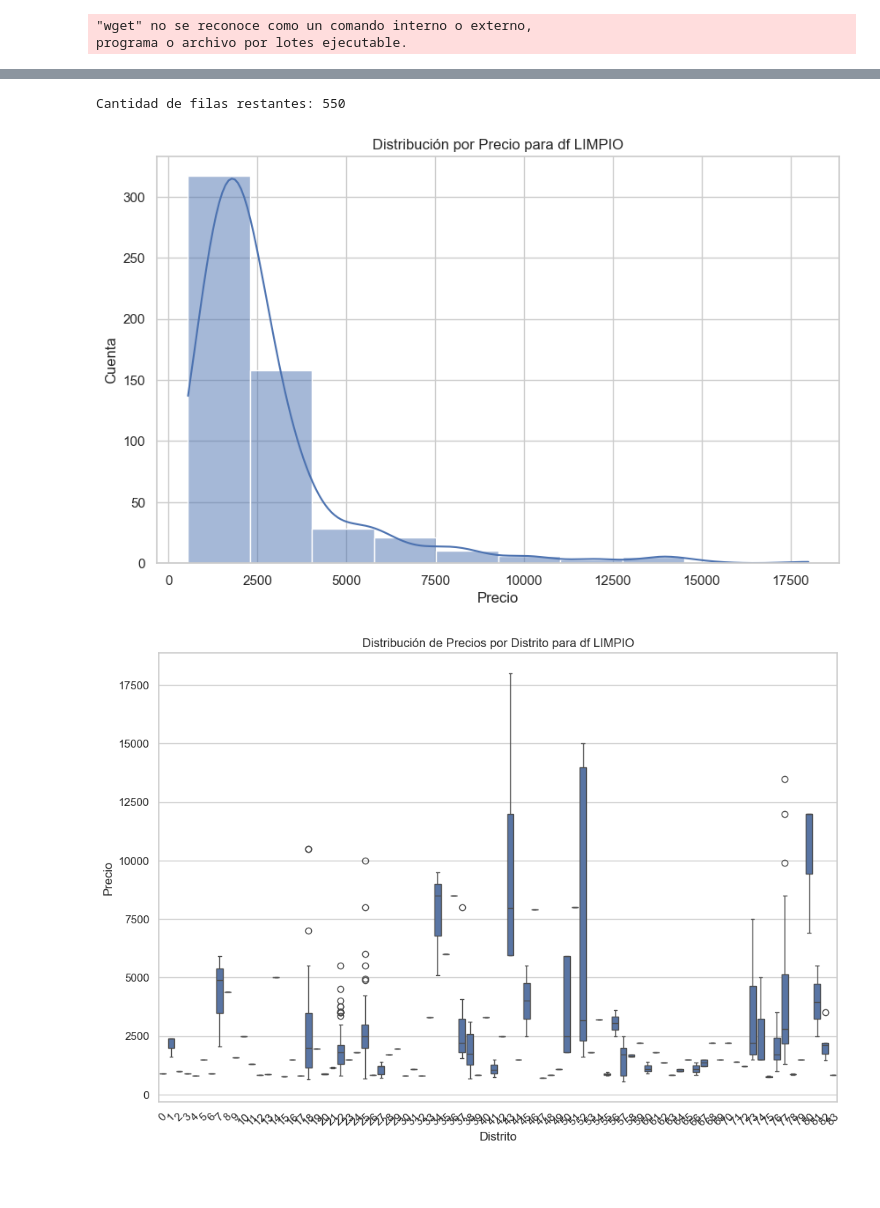
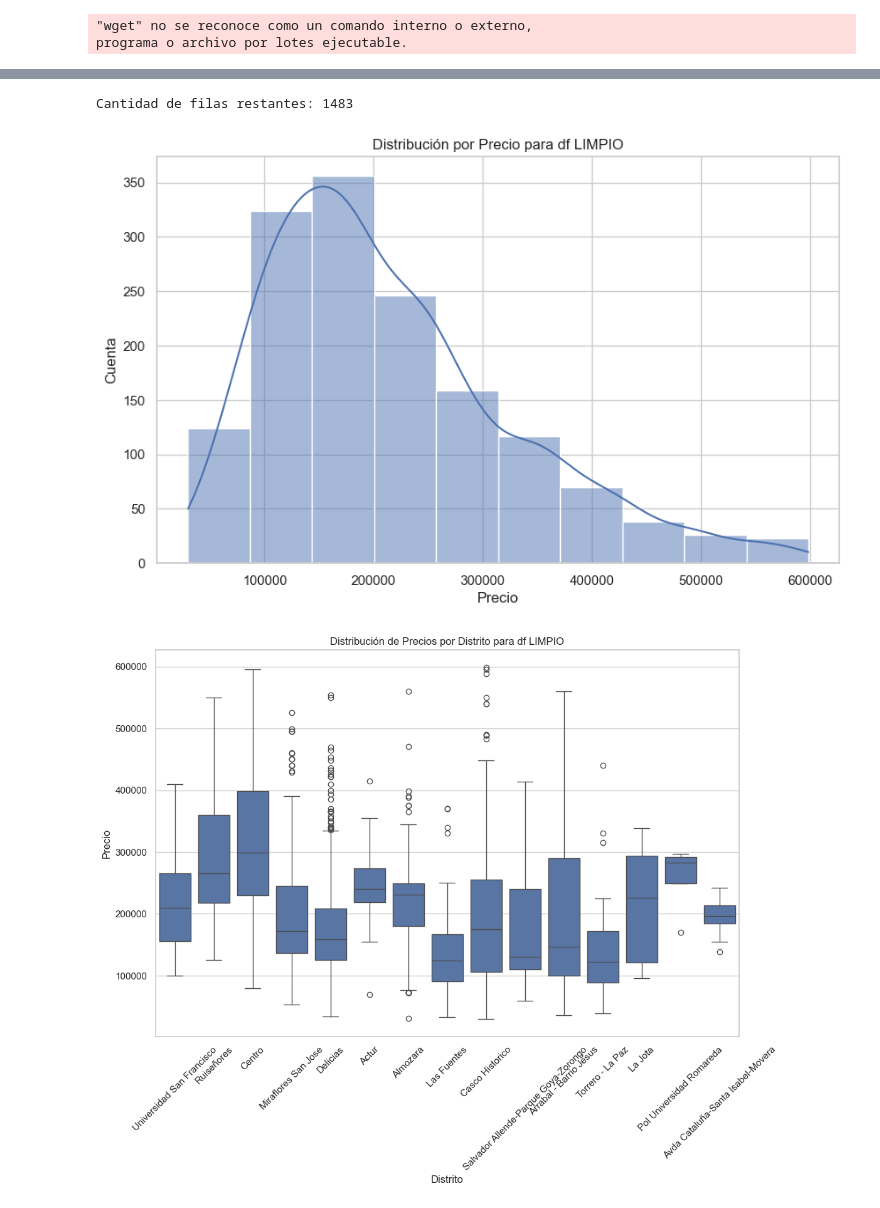
Before and after one commit to jkacosta91/Analisis-de-Alquileres, a Jupyter notebook: eda.ipynb, the cells around one changed output, grey strips where cells are left out. Drawn from its saved outputs; the diff is of its cells as text; code cells hidden in the pictures; blank space fills up the shorter version.

```diff
--- a/eda.ipynb
+++ b/eda.ipynb
@@ -188,6 +188,8 @@ df.drop(columns=[
     'MiniaturaURL',  # URL de la imagen en miniatura
     'InformacionPrecio',  # Información adicional sobre el precio
     'Direccion',  # Dirección de la propiedad
+    'Provincia',
+    'Municipio',
     'Latitud',  # Latitud de la propiedad
     'Longitud',  # Longitud de la propiedad
     'Descripcion',  # Descripción textual de la propiedad
@@ -199,10 +201,12 @@ df.drop(columns=[
     'Operacion',  # Tipo de operación
     'Pais',  # País
     'NuevaConstruccion',
-    'TieneHomeStaging',
+    'Destacado',
+    'Exterior',
     'DestacadoNuevoDesarrollo',
     'DestacadoPremium',  # Destacado Premium
-    'EspacioEstacionamiento'
+    'EspacioEstacionamiento',
+    'newDevelopmentFinished'
 ], inplace=True)
 # %%
 msno.matrix(df)
@@ -225,7 +229,7 @@ msno.matrix(df)
 
 # Rellenar valores nulos en las columnas
 df['Piso'].fillna(0, inplace=True)
-df['Exterior'].fillna(True, inplace=True)
+df['Estado'] = df['Estado'].fillna("good")
 df['TieneAscensor'].fillna(False, inplace=True)
 df['Distrito'].fillna('No especifica', inplace=True)
 df['Barrio'].fillna('No especifica', inplace=True)
@@ -244,7 +248,6 @@ df['Piso'] = pd.to_numeric(df['Piso'], errors='coerce').fillna(0)
 
 # Rellenar valores nulos en otras columnas
 df['Piso'].fillna(0, inplace=True)
-df['Exterior'].fillna(True, inplace=True)
 df['TieneAscensor'].fillna(False, inplace=True)
 df['Distrito'].fillna('No especifica', inplace=True)
 df['Barrio'].fillna('No especifica', inplace=True)
@@ -599,39 +535,39 @@ Cantidad de valores atípicos: 55
 # quitando aquellas que lo superen. A continuación volveremos a ver cómo queda la distribución.
 
 # Filtra el DataFrame para eliminar las filas donde el precio es mayor a 1,500,000
-df_transformed = df_transformed[df_transformed['Precio'] >= 370]
+df = df[df['Precio'] <= 598500.0]
 
 # Muestra la cantidad de filas restantes en el DataFrame
 cantidad_filas = len(df)
 print(f'Cantidad de filas restantes: {cantidad_filas}')
 # %% [output]
-Cantidad de filas restantes: 550
+Cantidad de filas restantes: 1483
 # %%
 import seaborn as sns
 import matplotlib.pyplot as plt
 
 # Configuración de estilo
 sns.set(style="whitegrid")
 
 # Visualizar la distribución general del precio en el DataFrame limpio
 plt.figure(figsize=(10, 6))
-sns.histplot(df_transformed['Precio'], bins=10, kde=True)
+sns.histplot(df['Precio'], bins=10, kde=True)
 plt.title('Distribución por Precio para df LIMPIO')
 plt.xlabel('Precio')
 plt.ylabel('Cuenta')
 plt.show()
 
 # Visualizar la distribución del precio por distrito en el DataFrame limpio
 plt.figure(figsize=(12, 8))
-sns.boxplot(x='Distrito', y='Precio', data=df_transformed)
+sns.boxplot(x='Distrito', y='Precio', data=df)
 plt.title('Distribución de Precios por Distrito para df LIMPIO')
 plt.xlabel('Distrito')
 plt.ylabel('Precio')
 plt.xticks(rotation=45)
 plt.show()
 # %% [output]
-[figure, old version]
+[figure, new version]
-[figure, old version]
+[figure, new version]
 # %%
 import seaborn as sns
 import matplotlib.pyplot as plt
```
Also changed, not shown: parts of 23 cells of this notebook, 5 other files.
